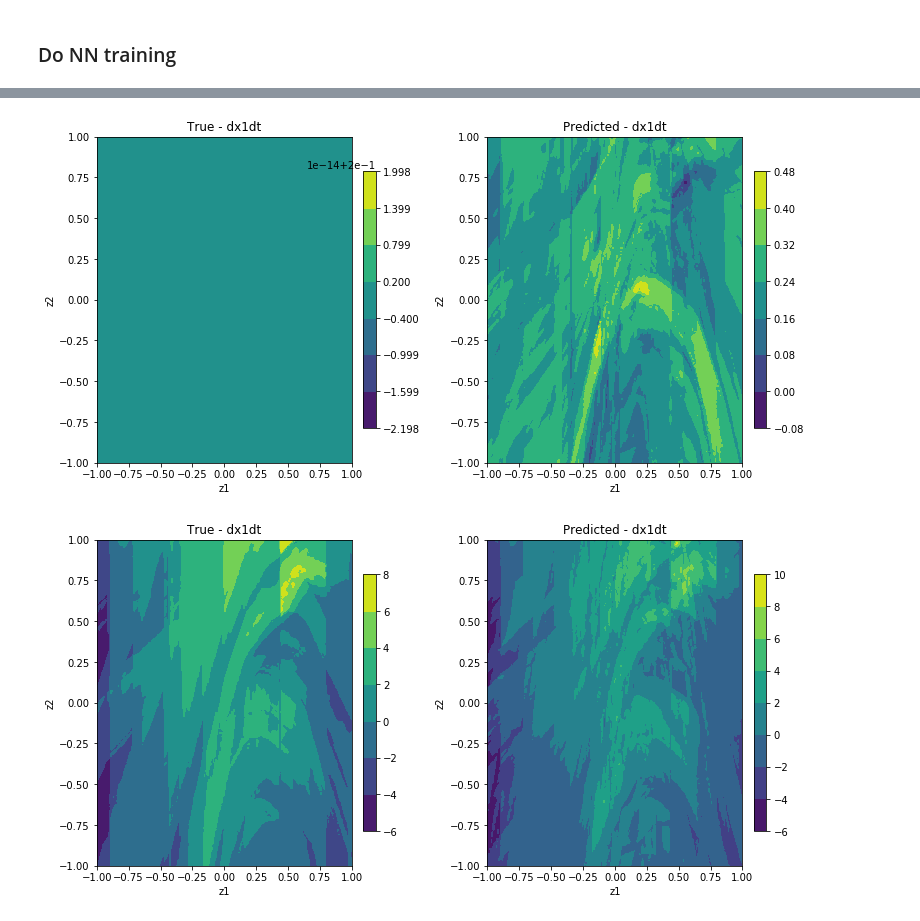
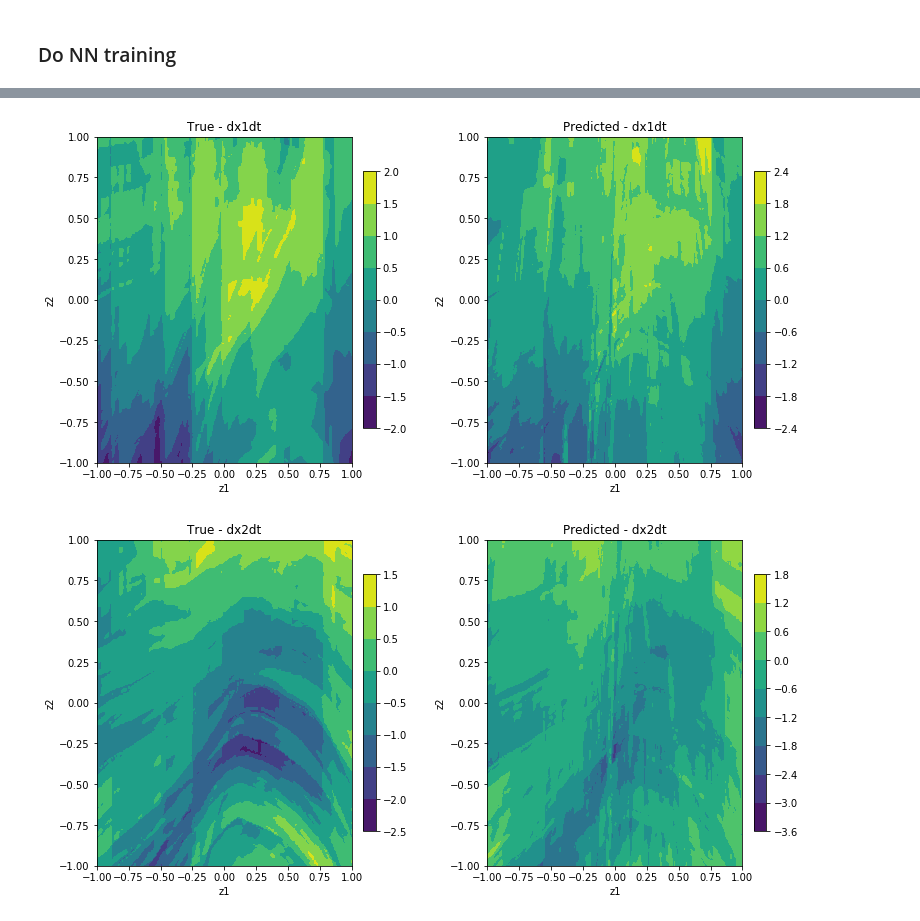
Before and after one commit to Romit-Maulik/Practice, a Jupyter notebook: Generative_Models/Normalizing_Flows/NF_Gradient_HalfMoons.ipynb, the cells around one changed output, grey strips where cells are left out. Drawn from its saved outputs; the diff is of its cells as text; code cells hidden in the pictures.

```diff
--- a/Generative_Models/Normalizing_Flows/NF_Gradient_HalfMoons.ipynb
+++ b/Generative_Models/Normalizing_Flows/NF_Gradient_HalfMoons.ipynb
@@ -263,7 +263,7 @@ params = np.zeros(shape=(grid.shape[0],1))
 # %% [markdown]
 ### Extracting the gradients etc and plotting
 # %%
-params[:,0] = 0.05 # Time
+params[:,0] = 0.0 # Time
 g1, g2, v = flow_model.extract_gradient(grid,params)
 
 # Gradient of x1, x2 with respect to t (velocity)
@@ -530,11 +522,11 @@ step: 30000, loss: 0.138727
 # %%
-test_input = training_data[:,np.r_[0:2,4:11]]
-true_output = training_data[:,np.r_[2:4]]
+test_input = training_data[:,np.r_[0:3,5:11]]
+true_output = training_data[:,np.r_[3:5]]
 pred_output = neural_net(test_input).numpy()
 # %%
 num_points_per_time = zx.shape[0]*zy.shape[0]
 # %%
-time_step = 2
+time_step = 4
 start_point = time_step*num_points_per_time
 end_point = (time_step+1)*num_points_per_time
 
@@ -548,34 +540,34 @@ ax[0].set_title('True - dx1dt')
 cs2 = ax[1].contourf(zxv,zyv,predicted)#,levels=levels)
 ax[1].set_title('Predicted - dx1dt')
 
 for i in range(2):
     ax[i].set_xlabel('z1')
     ax[i].set_ylabel('z2')
 
 fig.colorbar(cs1,ax=ax[0],fraction=0.046, pad=0.04)
 fig.colorbar(cs2,ax=ax[1],fraction=0.046, pad=0.04)
 plt.subplots_adjust(wspace = 0.4)
 plt.show()
 
 
 truth = true_output[start_point:end_point,1].reshape(zx.shape[0],zy.shape[0])
 predicted = pred_output[start_point:end_point,1].reshape(zx.shape[0],zy.shape[0])
 
 fig, ax = plt.subplots(nrows=1,ncols=2,figsize=(12,6))
 
 cs1 = ax[0].contourf(zxv,zyv,truth)#,levels=levels)
-ax[0].set_title('True - dx1dt')
+ax[0].set_title('True - dx2dt')
 cs2 = ax[1].contourf(zxv,zyv,predicted)#,levels=levels)
-ax[1].set_title('Predicted - dx1dt')
+ax[1].set_title('Predicted - dx2dt')
 
 for i in range(2):
     ax[i].set_xlabel('z1')
     ax[i].set_ylabel('z2')
 
 fig.colorbar(cs1,ax=ax[0],fraction=0.046, pad=0.04)
 fig.colorbar(cs2,ax=ax[1],fraction=0.046, pad=0.04)
 plt.subplots_adjust(wspace = 0.4)
 plt.show()
 # %% [output]
-[figure, old version]
+[figure, new version]
-[figure, old version]
+[figure, new version]
```
Also changed, not shown: parts of 6 cells of this notebook.
